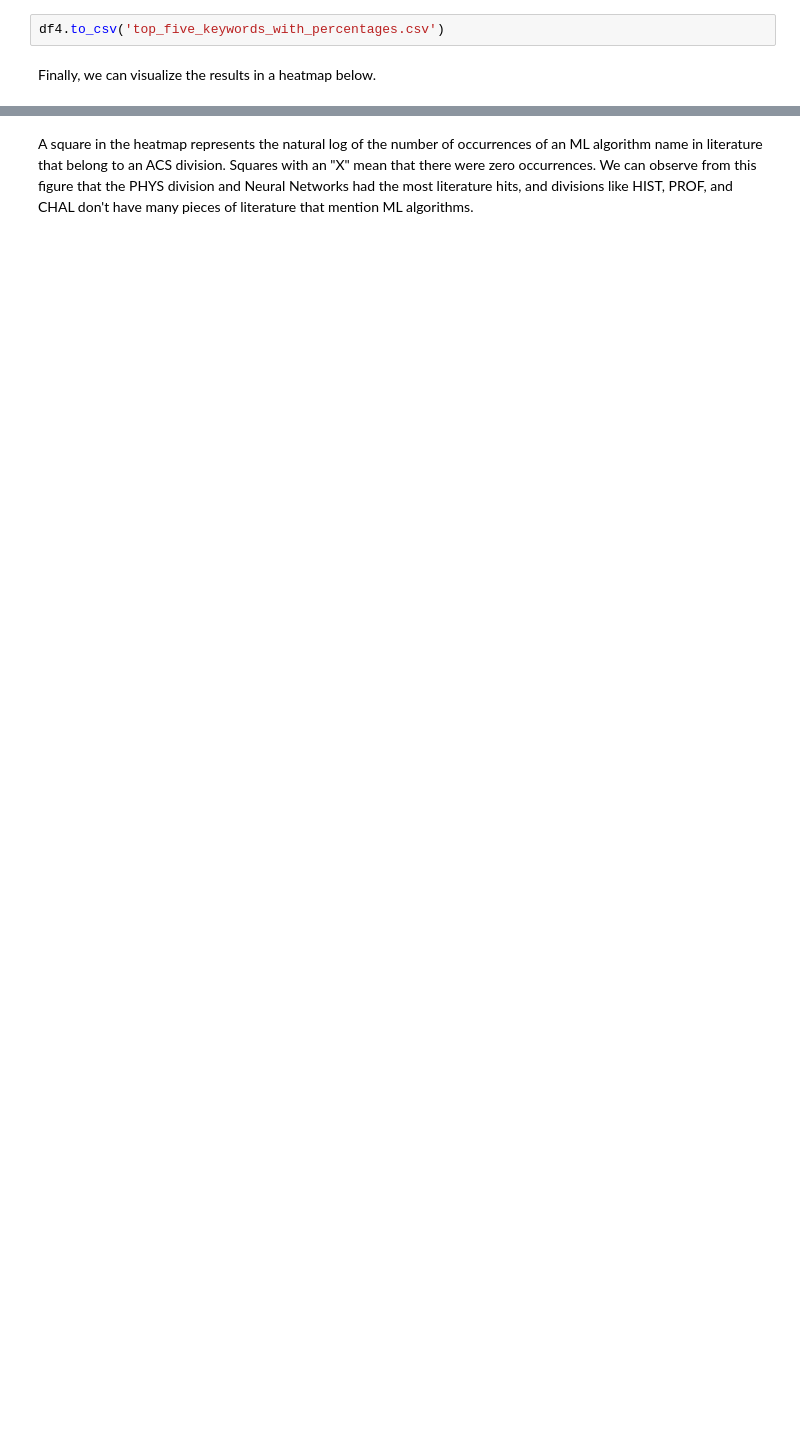
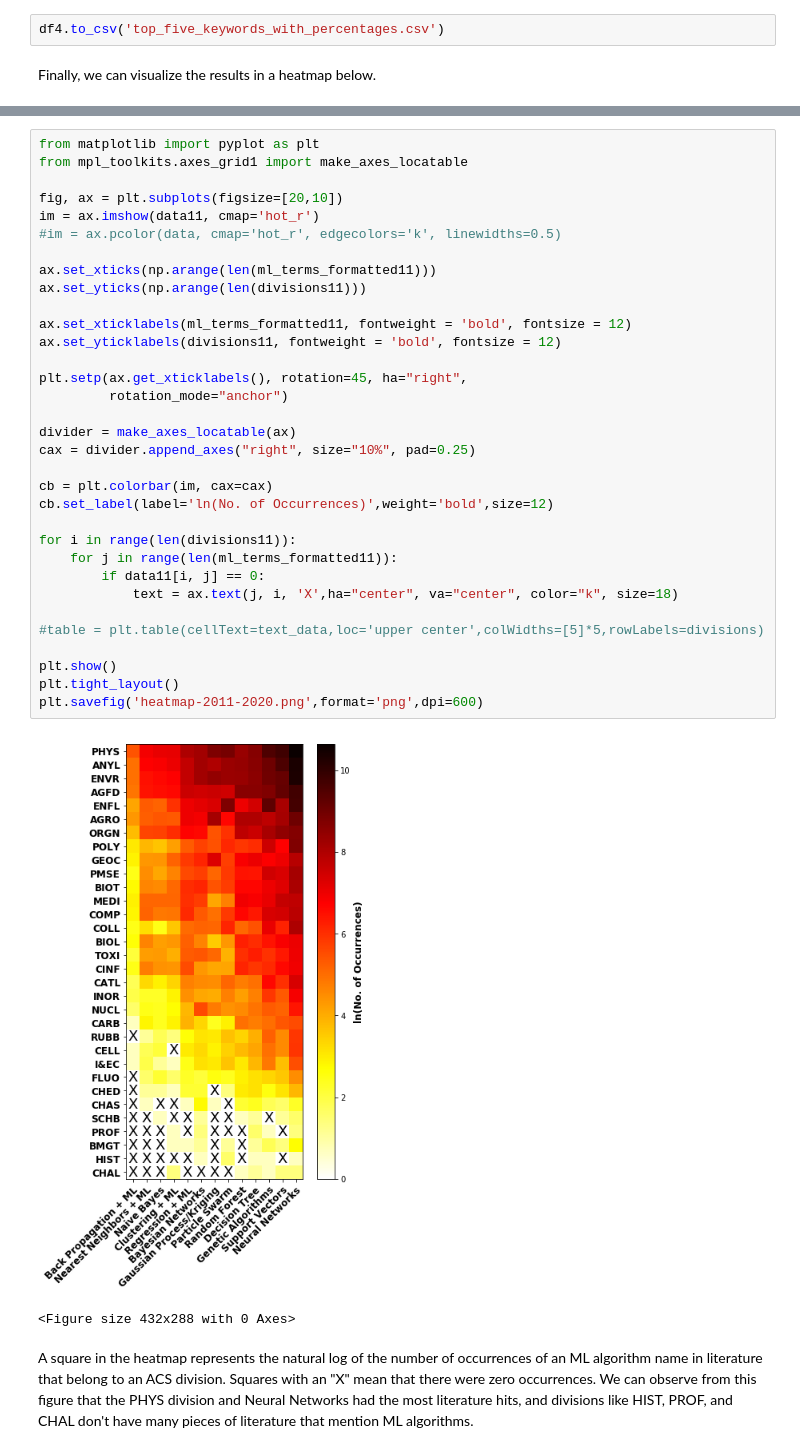
Before and after one commit to keithgroup/scopus_searching_ML_in_chem_literature, a Jupyter notebook: scopus_searches_ML_in_chem.ipynb, the cells around one changed output, grey strips where cells are left out. Drawn from its saved outputs; the diff is of its cells as text; blank space fills up the shorter version.

```diff
--- a/scopus_searches_ML_in_chem.ipynb
+++ b/scopus_searches_ML_in_chem.ipynb
@@ -450,3 +477,39 @@ plt.tight_layout()
 <Figure size 432x288 with 0 Axes>
+# %%
+from matplotlib import pyplot as plt
+from mpl_toolkits.axes_grid1 import make_axes_locatable
+
+fig, ax = plt.subplots(figsize=[20,10])
+im = ax.imshow(data11, cmap='hot_r')
+#im = ax.pcolor(data, cmap='hot_r', edgecolors='k', linewidths=0.5)
+
+ax.set_xticks(np.arange(len(ml_terms_formatted11)))
+ax.set_yticks(np.arange(len(divisions11)))
+
+ax.set_xticklabels(ml_terms_formatted11, fontweight = 'bold', fontsize = 12)
+ax.set_yticklabels(divisions11, fontweight = 'bold', fontsize = 12)
+
+plt.setp(ax.get_xticklabels(), rotation=45, ha="right",
+         rotation_mode="anchor")
+
+divider = make_axes_locatable(ax)
+cax = divider.append_axes("right", size="10%", pad=0.25)
+
+cb = plt.colorbar(im, cax=cax)
+cb.set_label(label='ln(No. of Occurrences)',weight='bold',size=12)
+
+for i in range(len(divisions11)):
+    for j in range(len(ml_terms_formatted11)):
+        if data11[i, j] == 0:
+            text = ax.text(j, i, 'X',ha="center", va="center", color="k", size=18)
+
+#table = plt.table(cellText=text_data,loc='upper center',colWidths=[5]*5,rowLabels=divisions)
+
+plt.show()
+plt.tight_layout()
+plt.savefig('heatmap-2011-2020.png',format='png',dpi=600)
+# %% [output]
+[figure, added]
+<Figure size 432x288 with 0 Axes>
 # %% [markdown]
 A square in the heatmap represents the natural log of the number of occurrences of an ML algorithm name in literature that belong to an ACS division. Squares with an "X" mean that there were zero occurrences. We can observe from this figure that the PHYS division and Neural Networks had the most literature hits, and divisions like HIST, PROF, and CHAL don't have many pieces of literature that mention ML algorithms.
```
Also changed, not shown: parts of 14 cells of this notebook, 5 other files.
